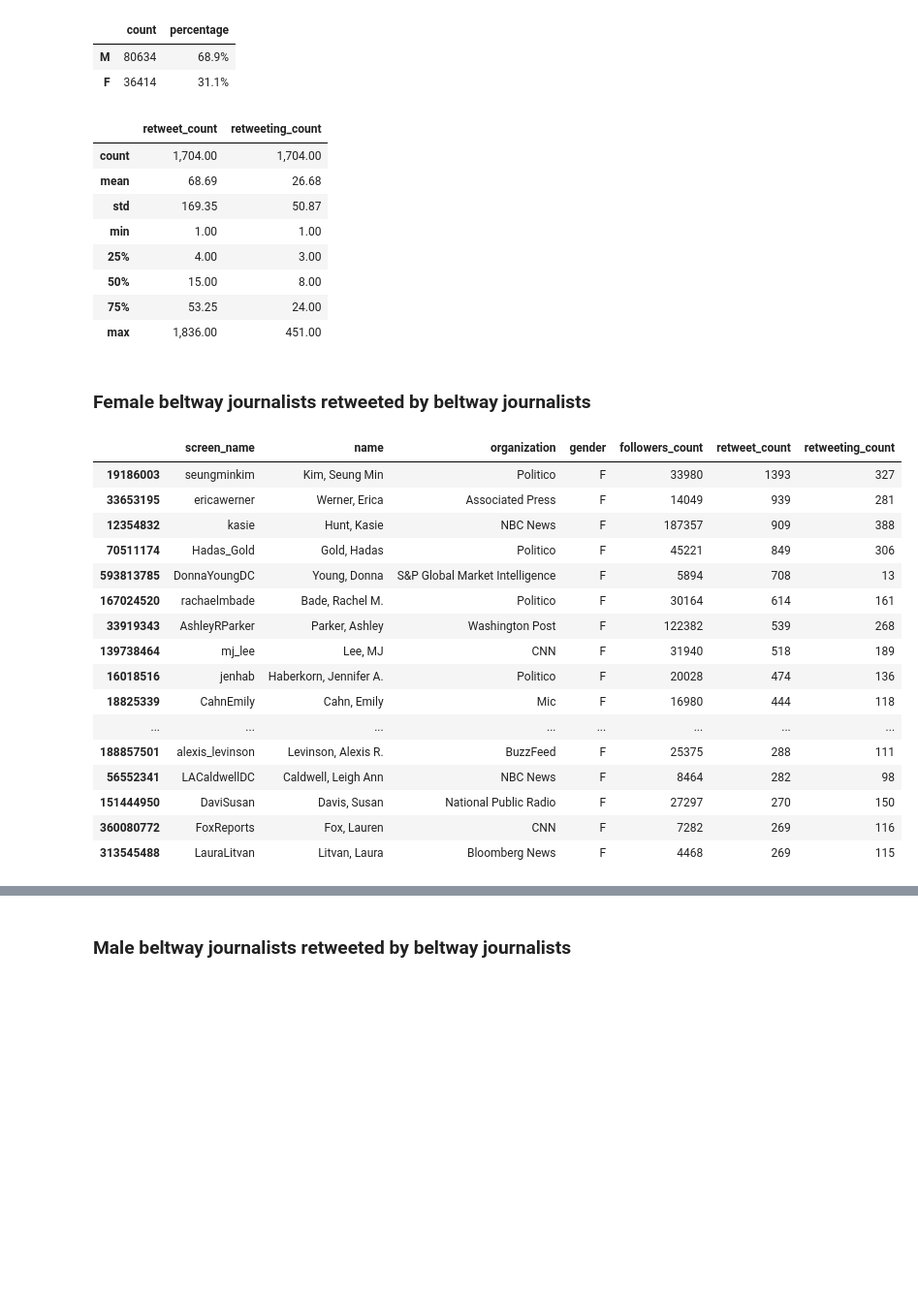
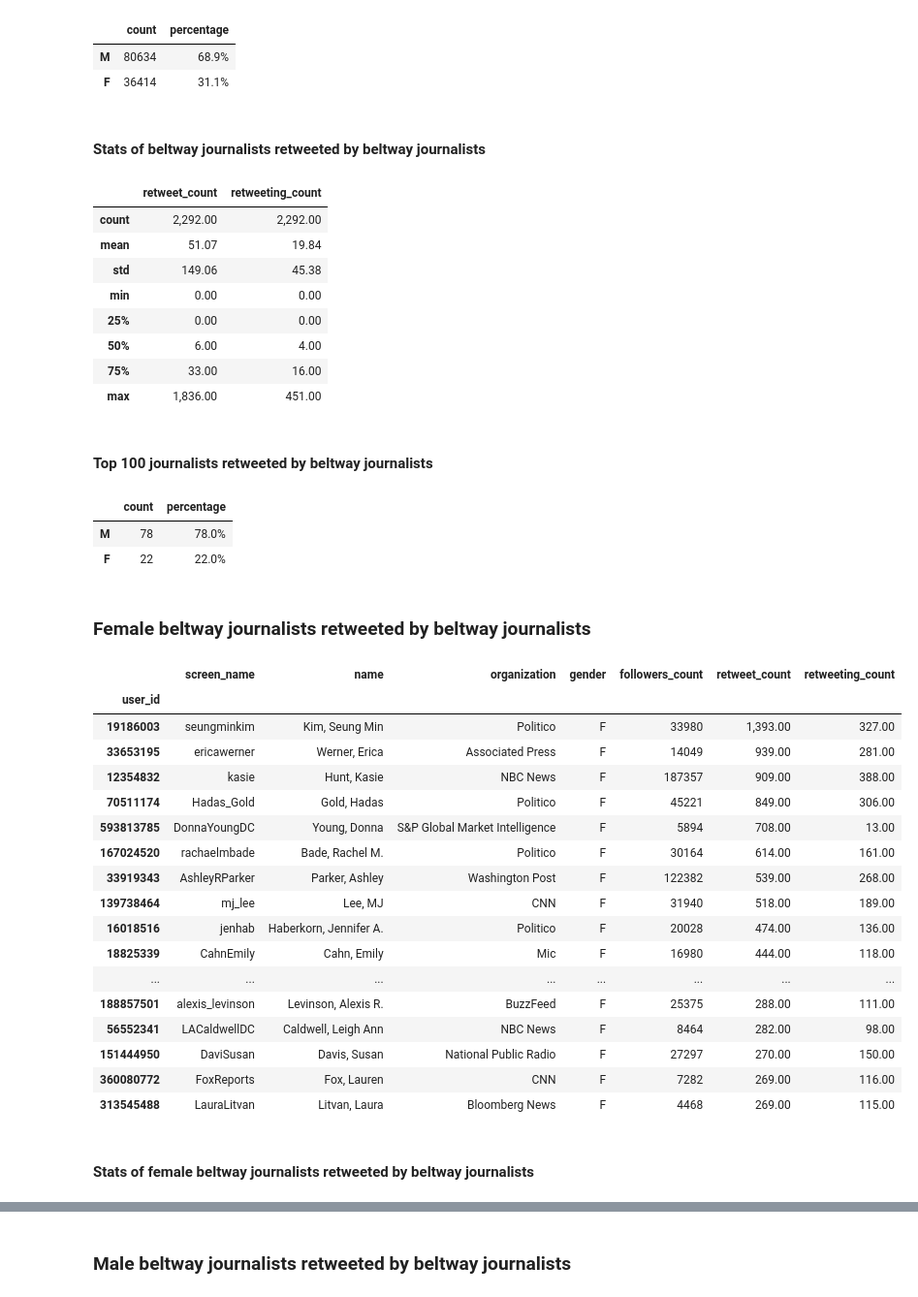
Before and after one commit to justinlittman/beltway_reporters, a Jupyter notebook: jupyter/Gender dynamics.ipynb, the cells around one changed output, grey strips where cells are left out. Shown at 97% size. Cells and saved outputs as stored; diff of their text form; code cells hidden in the pictures; blank space fills up the shorter version.

```diff
--- a/jupyter/Gender dynamics.ipynb
+++ b/jupyter/Gender dynamics.ipynb
@@ -853,7 +925,6 @@ def journalist_retweet_gender_summary(retweet_df):
     return pd.DataFrame({'count':retweet_df.retweet_gender.value_counts(),
                   'percentage': retweet_df.retweet_gender.value_counts(normalize=True).mul(100).round(1).astype(str) + '%'})
 
-# Retweet of beltway journalists by beltway journalists
 def journalist_retweet_summary(retweet_df):
     # Retweet count
     retweet_count_df = pd.DataFrame(retweet_df.retweet_user_id.value_counts().rename('retweet_count'))
@@ -864,7 +935,16 @@ def journalist_retweet_summary(retweet_df):
     retweeting_user_count_df.index.name = 'user_id'
 
     # Join with user summary
-    return user_summary_df.join([retweet_count_df, retweeting_user_count_df], how="inner").sort_values(['retweet_count', 'retweeting_count', 'followers_count'], ascending=False)
+    journalist_retweet_summary_df = user_summary_df.join([retweet_count_df, retweeting_user_count_df])
+    journalist_retweet_summary_df.fillna(0, inplace=True)
+    journalist_retweet_summary_df = journalist_retweet_summary_df.sort_values(['retweet_count', 'retweeting_count', 'followers_count'], ascending=False)
+    return journalist_retweet_summary_df
+
+# Gender of top journalists retweeted by beltway journalists
+def top_journalist_retweet_gender_summary(retweet_summary_df, retweeting_count_threshold=0, head=100):
+    top_retweet_summary_df = retweet_summary_df[retweet_summary_df.retweeting_count > retweeting_count_threshold].head(head)
+    return pd.DataFrame({'count': top_retweet_summary_df.gender.value_counts(),
+                  'percentage': top_retweet_summary_df.gender.value_counts(normalize=True).mul(100).round(1).astype(str) + '%'})
 
 # Fields for displaying journalist mention summaries
 journalist_retweet_summary_fields = ['screen_name', 'name', 'organization', 'gender', 'followers_count', 'retweet_count', 'retweeting_count']
@@ -994,42 +1052,55 @@ journalist_retweet_gender_summary(journalists_retweet_df)
 |  | count | percentage |
 | M | 80634 | 68.9% |
 | F | 36414 | 31.1% |
+# %% [markdown]
+#### Stats of beltway journalists retweeted by beltway journalists
 # %%
 journalists_retweet_summary_df[['retweet_count', 'retweeting_count']].describe()
 # %% [output]
 |  | retweet_count | retweeting_count |
-| count | 1,704.00 | 1,704.00 |
-| mean | 68.69 | 26.68 |
-| std | 169.35 | 50.87 |
-| min | 1.00 | 1.00 |
-| 25% | 4.00 | 3.00 |
-| 50% | 15.00 | 8.00 |
-| 75% | 53.25 | 24.00 |
+| count | 2,292.00 | 2,292.00 |
+| mean | 51.07 | 19.84 |
+| std | 149.06 | 45.38 |
+| min | 0.00 | 0.00 |
+| 25% | 0.00 | 0.00 |
+| 50% | 6.00 | 4.00 |
+| 75% | 33.00 | 16.00 |
 | max | 1,836.00 | 451.00 |
+# %% [markdown]
+#### Top 100 journalists retweeted by beltway journalists
+# %%
+top_journalist_retweet_gender_summary(journalists_retweet_summary_df)
+# %% [output]
+|  | count | percentage |
+| M | 78 | 78.0% |
+| F | 22 | 22.0% |
 # %% [markdown]
 ### Female beltway journalists retweeted by beltway journalists
 # %%
-female_journalists_retweet_summary_df = journalist_retweet_summary(journalists_retweet_df[journalists_retweet_df.retweet_gender == 'F'])
+female_journalists_retweet_summary_df = journalists_retweet_summary_df[journalists_retweet_summary_df.gender == 'F']
 female_journalists_retweet_summary_df.to_csv('output/female_journalists_retweeted_by_journalists.csv')
 female_journalists_retweet_summary_df[journalist_retweet_summary_fields].head(25)
 # %% [output]
 |  | screen_name | name | organization | gender | followers_count | retweet_count | retweeting_count |
-| 19186003 | seungminkim | Kim, Seung Min | Politico | F | 33980 | 1393 | 327 |
-| 33653195 | ericawerner | Werner, Erica | Associated Press | F | 14049 | 939 | 281 |
-| 12354832 | kasie | Hunt, Kasie | NBC News | F | 187357 | 909 | 388 |
-| 70511174 | Hadas_Gold | Gold, Hadas | Politico | F | 45221 | 849 | 306 |
-| 593813785 | DonnaYoungDC | Young, Donna | S&P Global Market Intelligence | F | 5894 | 708 | 13 |
-| 167024520 | rachaelmbade | Bade, Rachel M. | Politico | F | 30164 | 614 | 161 |
-| 33919343 | AshleyRParker | Parker, Ashley | Washington Post | F | 122382 | 539 | 268 |
-| 139738464 | mj_lee | Lee, MJ | CNN | F | 31940 | 518 | 189 |
-| 16018516 | jenhab | Haberkorn, Jennifer A. | Politico | F | 20028 | 474 | 136 |
-| 18825339 | CahnEmily | Cahn, Emily | Mic | F | 16980 | 444 | 118 |
+| user_id |  |  |  |  |  |  |  |
+| 19186003 | seungminkim | Kim, Seung Min | Politico | F | 33980 | 1,393.00 | 327.00 |
+| 33653195 | ericawerner | Werner, Erica | Associated Press | F | 14049 | 939.00 | 281.00 |
+| 12354832 | kasie | Hunt, Kasie | NBC News | F | 187357 | 909.00 | 388.00 |
+| 70511174 | Hadas_Gold | Gold, Hadas | Politico | F | 45221 | 849.00 | 306.00 |
+| 593813785 | DonnaYoungDC | Young, Donna | S&P Global Market Intelligence | F | 5894 | 708.00 | 13.00 |
+| 167024520 | rachaelmbade | Bade, Rachel M. | Politico | F | 30164 | 614.00 | 161.00 |
+| 33919343 | AshleyRParker | Parker, Ashley | Washington Post | F | 122382 | 539.00 | 268.00 |
+| 139738464 | mj_lee | Lee, MJ | CNN | F | 31940 | 518.00 | 189.00 |
+| 16018516 | jenhab | Haberkorn, Jennifer A. | Politico | F | 20028 | 474.00 | 136.00 |
+| 18825339 | CahnEmily | Cahn, Emily | Mic | F | 16980 | 444.00 | 118.00 |
 | ... | ... | ... | ... | ... | ... | ... | ... |
-| 188857501 | alexis_levinson | Levinson, Alexis R. | BuzzFeed | F | 25375 | 288 | 111 |
-| 56552341 | LACaldwellDC | Caldwell, Leigh Ann | NBC News | F | 8464 | 282 | 98 |
-| 151444950 | DaviSusan | Davis, Susan | National Public Radio | F | 27297 | 270 | 150 |
-| 360080772 | FoxReports | Fox, Lauren | CNN | F | 7282 | 269 | 116 |
-| 313545488 | LauraLitvan | Litvan, Laura | Bloomberg News | F | 4468 | 269 | 115 |
+| 188857501 | alexis_levinson | Levinson, Alexis R. | BuzzFeed | F | 25375 | 288.00 | 111.00 |
+| 56552341 | LACaldwellDC | Caldwell, Leigh Ann | NBC News | F | 8464 | 282.00 | 98.00 |
+| 151444950 | DaviSusan | Davis, Susan | National Public Radio | F | 27297 | 270.00 | 150.00 |
+| 360080772 | FoxReports | Fox, Lauren | CNN | F | 7282 | 269.00 | 116.00 |
+| 313545488 | LauraLitvan | Litvan, Laura | Bloomberg News | F | 4468 | 269.00 | 115.00 |
+# %% [markdown]
+#### Stats of female beltway journalists retweeted by beltway journalists
 # %%
 female_journalists_retweet_summary_df[['retweet_count', 'retweeting_count']].describe()
 # %% [output]
```
Also changed, not shown: parts of 99 cells of this notebook, 24 other files.
